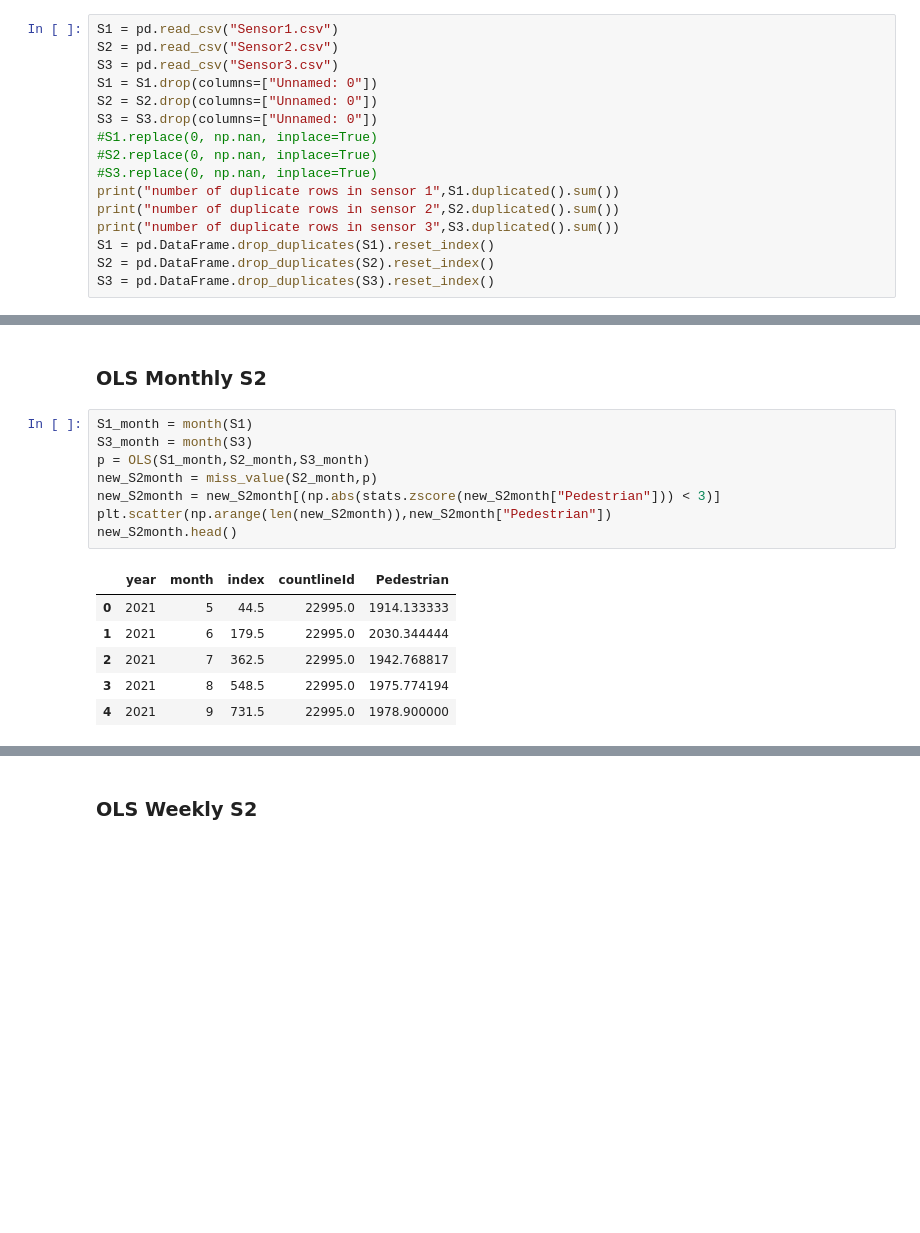
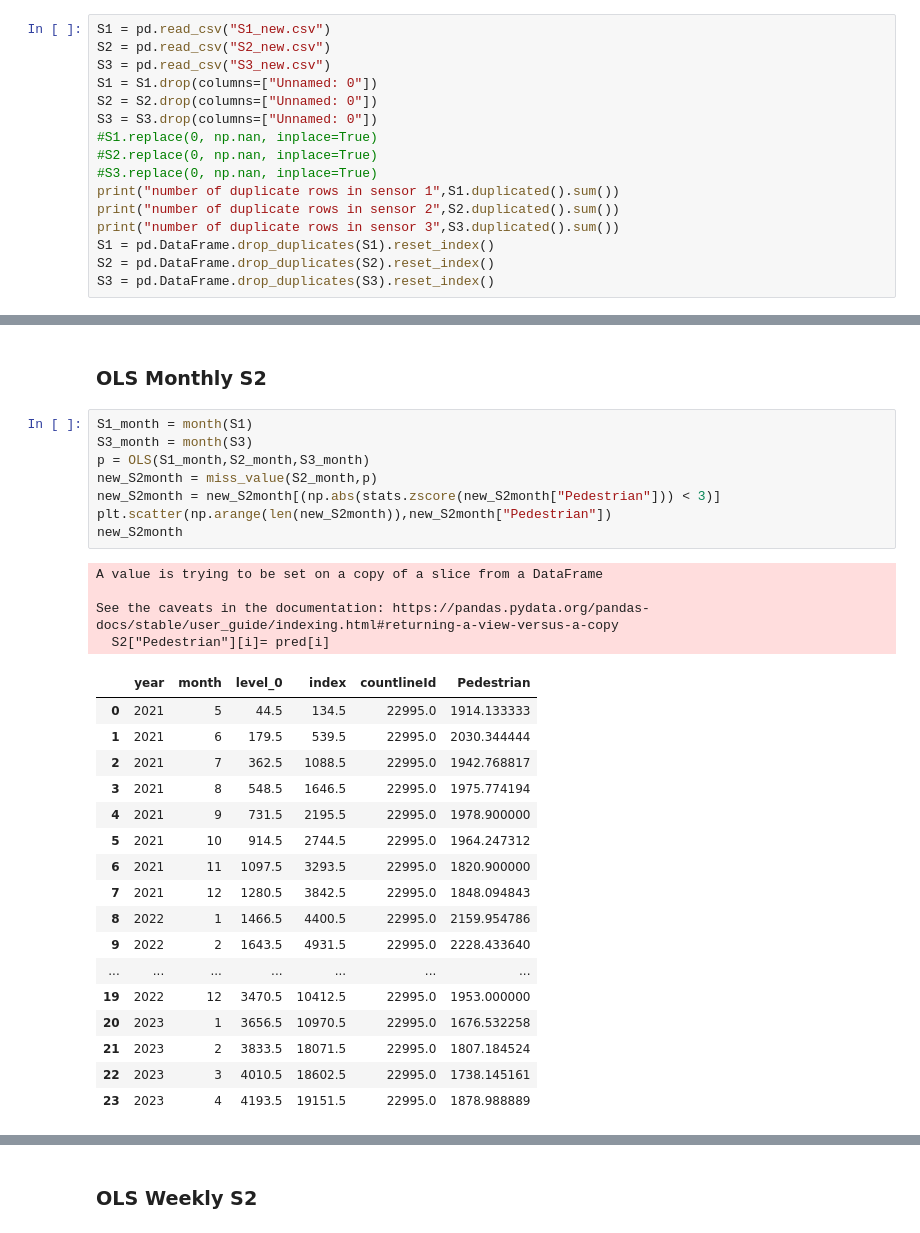
Before and after one commit to JiangYuxuan233/Intern_Yuxuan, a Jupyter notebook: monthly_daily_weekly_S2_OLS_prediciton.ipynb, the cells around one changed output, grey strips where cells are left out. Saved outputs shown, nothing was run; the diff lists cells and outputs as text; blank space fills up the shorter version.

```diff
--- a/monthly_daily_weekly_S2_OLS_prediciton.ipynb
+++ b/monthly_daily_weekly_S2_OLS_prediciton.ipynb
@@ -11,9 +11,9 @@ import seaborn as sns
 import statsmodels.api as sm
 from scipy import stats
 # %%
-S1 = pd.read_csv("Sensor1.csv")
-S2 = pd.read_csv("Sensor2.csv")
-S3 = pd.read_csv("Sensor3.csv")
+S1 = pd.read_csv("S1_new.csv")
+S2 = pd.read_csv("S2_new.csv")
+S3 = pd.read_csv("S3_new.csv")
 S1 = S1.drop(columns=["Unnamed: 0"])
 S2 = S2.drop(columns=["Unnamed: 0"])
 S3 = S3.drop(columns=["Unnamed: 0"])
@@ -127,18 +127,33 @@ def miss_value(S2,pred):
 # %%
 S1_month = month(S1)
 S3_month = month(S3)
 p = OLS(S1_month,S2_month,S3_month)
 new_S2month = miss_value(S2_month,p)
 new_S2month = new_S2month[(np.abs(stats.zscore(new_S2month["Pedestrian"])) < 3)]
 plt.scatter(np.arange(len(new_S2month)),new_S2month["Pedestrian"])
-new_S2month.head()
+new_S2month
 # %% [output]
+A value is trying to be set on a copy of a slice from a DataFrame
+
+See the caveats in the documentation: https://pandas.pydata.org/pandas-docs/stable/user_guide/indexing.html#returning-a-view-versus-a-copy
+  S2["Pedestrian"][i]= pred[i]
-|  | year | month | index | countlineId | Pedestrian |
-| 0 | 2021 | 5 | 44.5 | 22995.0 | 1914.133333 |
-| 1 | 2021 | 6 | 179.5 | 22995.0 | 2030.344444 |
-| 2 | 2021 | 7 | 362.5 | 22995.0 | 1942.768817 |
-| 3 | 2021 | 8 | 548.5 | 22995.0 | 1975.774194 |
-| 4 | 2021 | 9 | 731.5 | 22995.0 | 1978.900000 |
+|  | year | month | level_0 | index | countlineId | Pedestrian |
+| 0 | 2021 | 5 | 44.5 | 134.5 | 22995.0 | 1914.133333 |
+| 1 | 2021 | 6 | 179.5 | 539.5 | 22995.0 | 2030.344444 |
+| 2 | 2021 | 7 | 362.5 | 1088.5 | 22995.0 | 1942.768817 |
+| 3 | 2021 | 8 | 548.5 | 1646.5 | 22995.0 | 1975.774194 |
+| 4 | 2021 | 9 | 731.5 | 2195.5 | 22995.0 | 1978.900000 |
+| 5 | 2021 | 10 | 914.5 | 2744.5 | 22995.0 | 1964.247312 |
+| 6 | 2021 | 11 | 1097.5 | 3293.5 | 22995.0 | 1820.900000 |
+| 7 | 2021 | 12 | 1280.5 | 3842.5 | 22995.0 | 1848.094843 |
+| 8 | 2022 | 1 | 1466.5 | 4400.5 | 22995.0 | 2159.954786 |
+| 9 | 2022 | 2 | 1643.5 | 4931.5 | 22995.0 | 2228.433640 |
+| ... | ... | ... | ... | ... | ... | ... |
+| 19 | 2022 | 12 | 3470.5 | 10412.5 | 22995.0 | 1953.000000 |
+| 20 | 2023 | 1 | 3656.5 | 10970.5 | 22995.0 | 1676.532258 |
+| 21 | 2023 | 2 | 3833.5 | 18071.5 | 22995.0 | 1807.184524 |
+| 22 | 2023 | 3 | 4010.5 | 18602.5 | 22995.0 | 1738.145161 |
+| 23 | 2023 | 4 | 4193.5 | 19151.5 | 22995.0 | 1878.988889 |
 [figure]
 # %% [markdown]
 ### OLS Weekly S2
```
Also changed, not shown: parts of 19 cells of this notebook, 13 other files.
